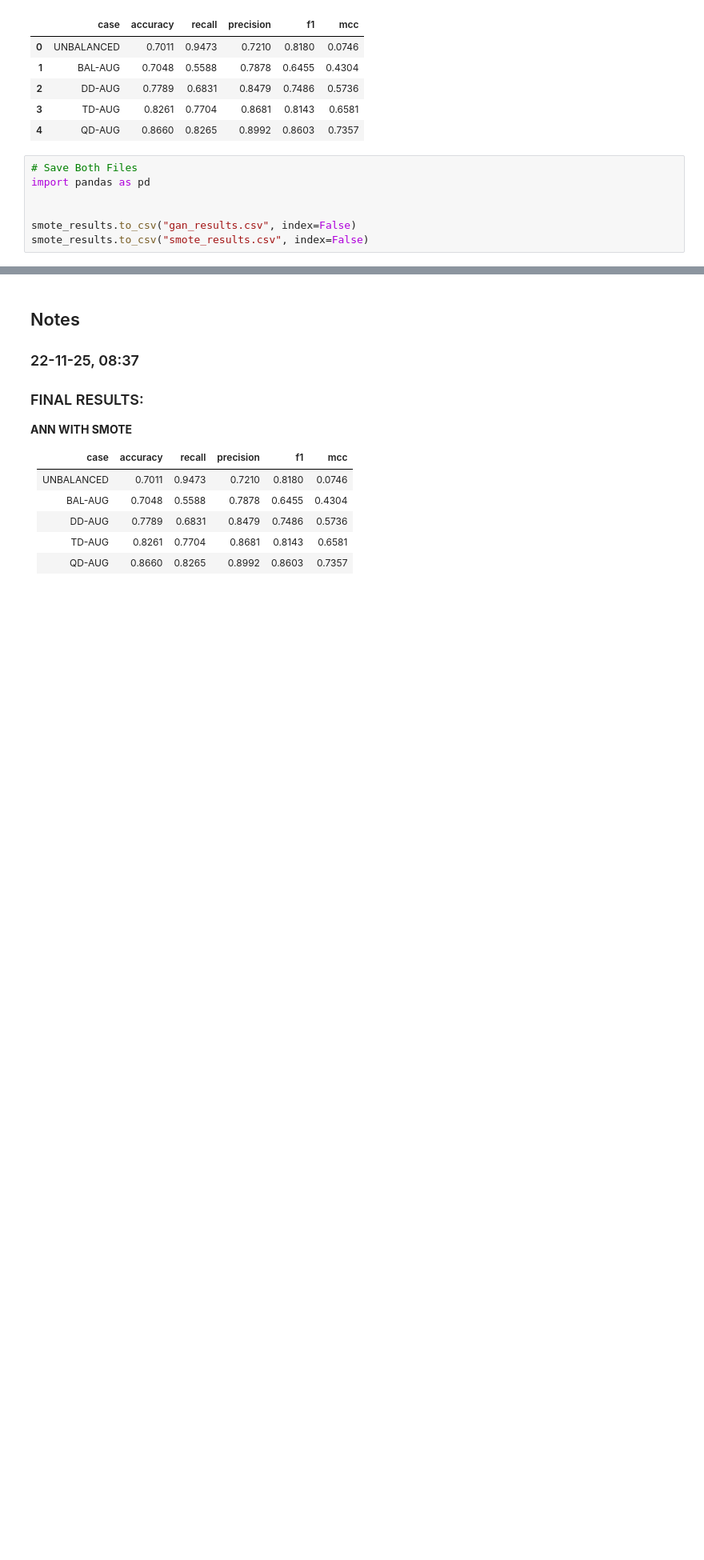
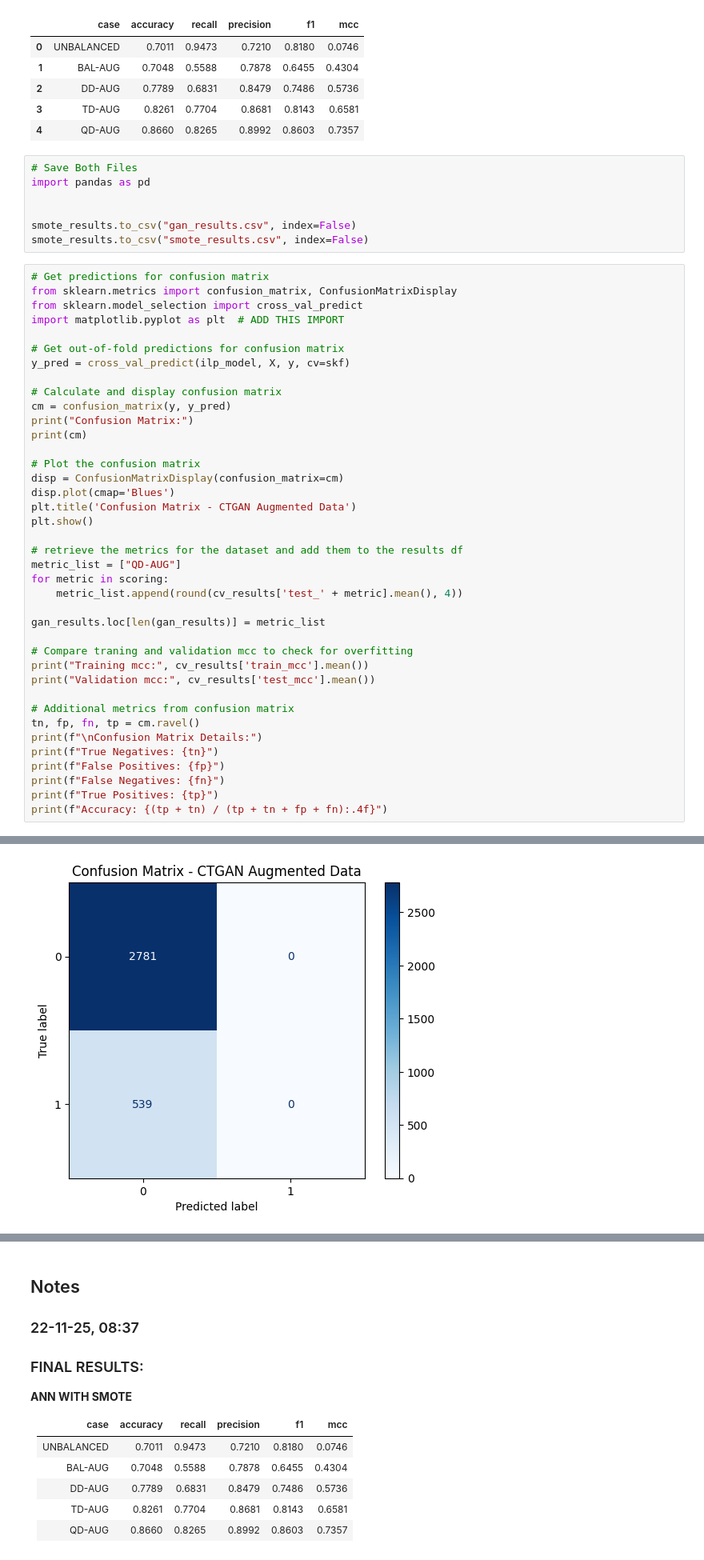
Before and after one commit to EmmanuelNiyi/Replication-of-Liver-Disease-Classification, a Jupyter notebook: 5-artificial-neural-networks-ann-rildc.ipynb, the cells around one changed output, grey strips where cells are left out. Shown at 80% size. Drawn from its saved outputs; the diff is of its cells as text; blank space fills up the shorter version.

Commit message:
Kaggle Notebook | 5 - Artificial Neural Networks (ANN) - RILDC | Added Confusion Matrix

```diff
--- a/5-artificial-neural-networks-ann-rildc.ipynb
+++ b/5-artificial-neural-networks-ann-rildc.ipynb
@@ -530,3 +530,43 @@ import pandas as pd
 
 smote_results.to_csv("gan_results.csv", index=False)
 smote_results.to_csv("smote_results.csv", index=False)
+# %%
+# Get predictions for confusion matrix
+from sklearn.metrics import confusion_matrix, ConfusionMatrixDisplay
+from sklearn.model_selection import cross_val_predict
+import matplotlib.pyplot as plt  # ADD THIS IMPORT
+
+# Get out-of-fold predictions for confusion matrix
+y_pred = cross_val_predict(ilp_model, X, y, cv=skf)
+
+# Calculate and display confusion matrix
+cm = confusion_matrix(y, y_pred)
+print("Confusion Matrix:")
+print(cm)
+
+# Plot the confusion matrix
+disp = ConfusionMatrixDisplay(confusion_matrix=cm)
+disp.plot(cmap='Blues')
+plt.title('Confusion Matrix - CTGAN Augmented Data')
+plt.show()
+
+# retrieve the metrics for the dataset and add them to the results df
+metric_list = ["QD-AUG"]
+for metric in scoring:
+    metric_list.append(round(cv_results['test_' + metric].mean(), 4))
+
+gan_results.loc[len(gan_results)] = metric_list
+
+# Compare traning and validation mcc to check for overfitting
+print("Training mcc:", cv_results['train_mcc'].mean())
+print("Validation mcc:", cv_results['test_mcc'].mean())
+
+# Additional metrics from confusion matrix
+tn, fp, fn, tp = cm.ravel()
+print(f"\nConfusion Matrix Details:")
+print(f"True Negatives: {tn}")
+print(f"False Positives: {fp}")
+print(f"False Negatives: {fn}")
+print(f"True Positives: {tp}")
+print(f"Accuracy: {(tp + tn) / (tp + tn + fp + fn):.4f}")
+# %% [output]
@@ -532,0 +576 @@ smote_results.to_csv("smote_results.csv", index=False)
+[figure, added]
```
Also changed, not shown: parts of 2 cells of this notebook.
